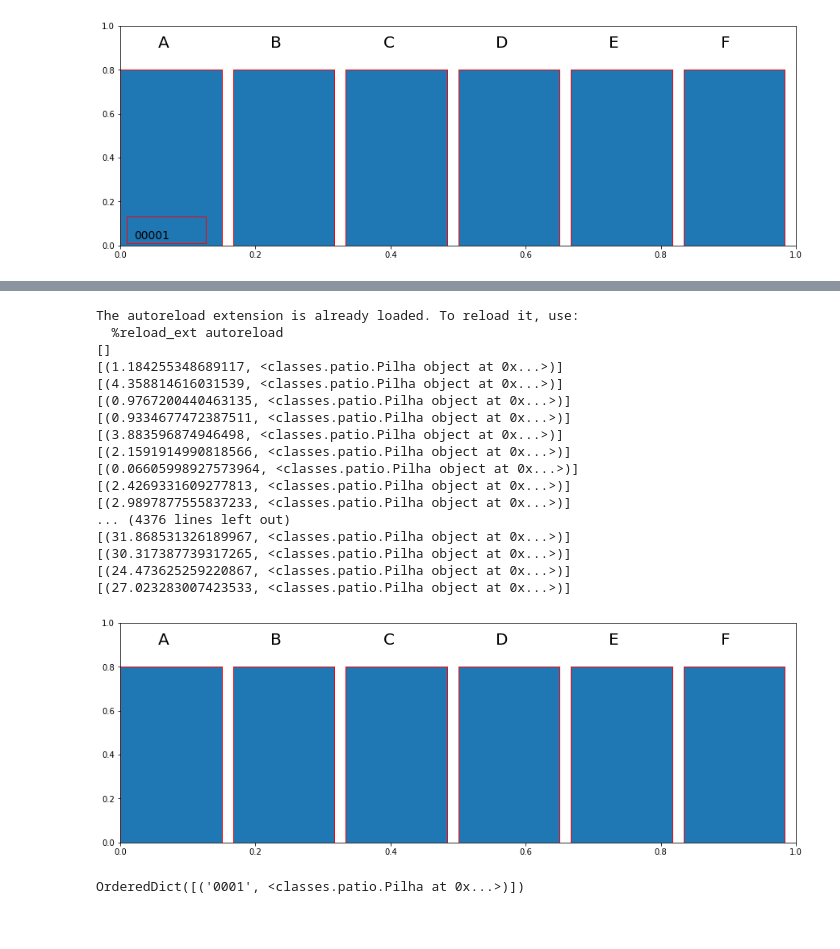
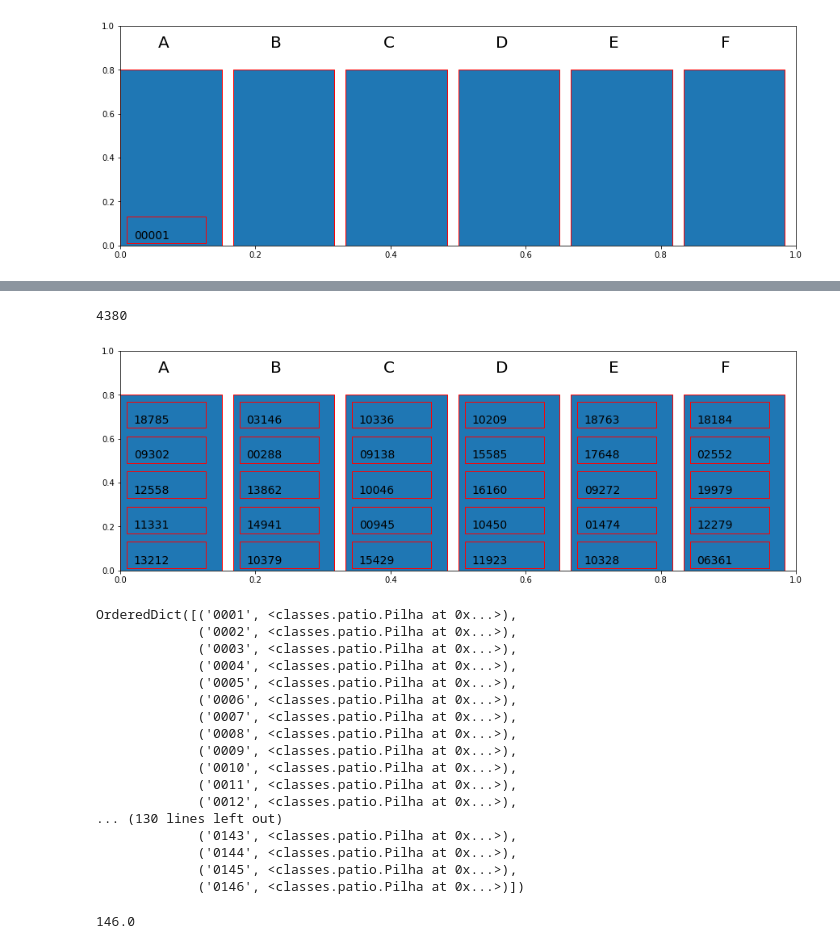
Before and after one commit to IvanBrasilico/AI-NanoDegree, a Jupyter notebook: busca-jogos/notebooks/visualiza.ipynb, the cells around one changed output, grey strips where cells are left out. Cells and saved outputs as stored; diff of their text form; code cells hidden in the pictures.

```diff
--- a/busca-jogos/notebooks/visualiza.ipynb
+++ b/busca-jogos/notebooks/visualiza.ipynb
@@ -114,41 +137,45 @@ plot_patio(patio)
 [figure]
 # %%
-%load_ext autoreload
-%autoreload 2
-
 containers_transito = gera_containers_transito()
 containers_agendados = gera_agendamento_containers(containers_transito)
 patio = Patio()
 gerente = GerenteRemocao(patio)
+qtde = 0
 for dia, containers in containers_agendados.items():
     for c in containers:
+        qtde += 1
         containers_transito.pop(containers_transito.index(c))
         pilha = gerente.pilha_mesmo_tempo(c)
         nome_pilha = None
         if pilha:
             nome_pilha = pilha._nome
         gerente.add_container(c, nome_pilha)
+print(qtde)
 plot_patio(patio)
 # %% [output]
-The autoreload extension is already loaded. To reload it, use:
-  %reload_ext autoreload
-[]
-[(1.184255348689117, <classes.patio.Pilha object at 0x...>)]
-[(4.358814616031539, <classes.patio.Pilha object at 0x...>)]
-[(0.9767200440463135, <classes.patio.Pilha object at 0x...>)]
-[(0.9334677472387511, <classes.patio.Pilha object at 0x...>)]
-[(3.883596874946498, <classes.patio.Pilha object at 0x...>)]
-[(2.1591914990818566, <classes.patio.Pilha object at 0x...>)]
-[(0.06605998927573964, <classes.patio.Pilha object at 0x...>)]
-[(2.4269331609277813, <classes.patio.Pilha object at 0x...>)]
-[(2.9897877555837233, <classes.patio.Pilha object at 0x...>)]
-... (4376 lines left out)
-[(31.868531326189967, <classes.patio.Pilha object at 0x...>)]
-[(30.317387739317265, <classes.patio.Pilha object at 0x...>)]
-[(24.473625259220867, <classes.patio.Pilha object at 0x...>)]
-[(27.023283007423533, <classes.patio.Pilha object at 0x...>)]
+4380
-[figure, old version]
+[figure, new version]
 # %%
 gerente._patio._pilhas
 # %% [output]
-OrderedDict([('0001', <classes.patio.Pilha at 0x...>)])
+OrderedDict([('0001', <classes.patio.Pilha at 0x...>),
+             ('0002', <classes.patio.Pilha at 0x...>),
+             ('0003', <classes.patio.Pilha at 0x...>),
+             ('0004', <classes.patio.Pilha at 0x...>),
+             ('0005', <classes.patio.Pilha at 0x...>),
+             ('0006', <classes.patio.Pilha at 0x...>),
+             ('0007', <classes.patio.Pilha at 0x...>),
+             ('0008', <classes.patio.Pilha at 0x...>),
+             ('0009', <classes.patio.Pilha at 0x...>),
+             ('0010', <classes.patio.Pilha at 0x...>),
+             ('0011', <classes.patio.Pilha at 0x...>),
+             ('0012', <classes.patio.Pilha at 0x...>),
+... (130 lines left out)
+             ('0143', <classes.patio.Pilha at 0x...>),
+             ('0144', <classes.patio.Pilha at 0x...>),
+             ('0145', <classes.patio.Pilha at 0x...>),
+             ('0146', <classes.patio.Pilha at 0x...>)])
+# %%
+qtde / 30
+# %% [output]
+146.0
```
Also changed, not shown: parts of 6 cells of this notebook, 4 other files.
